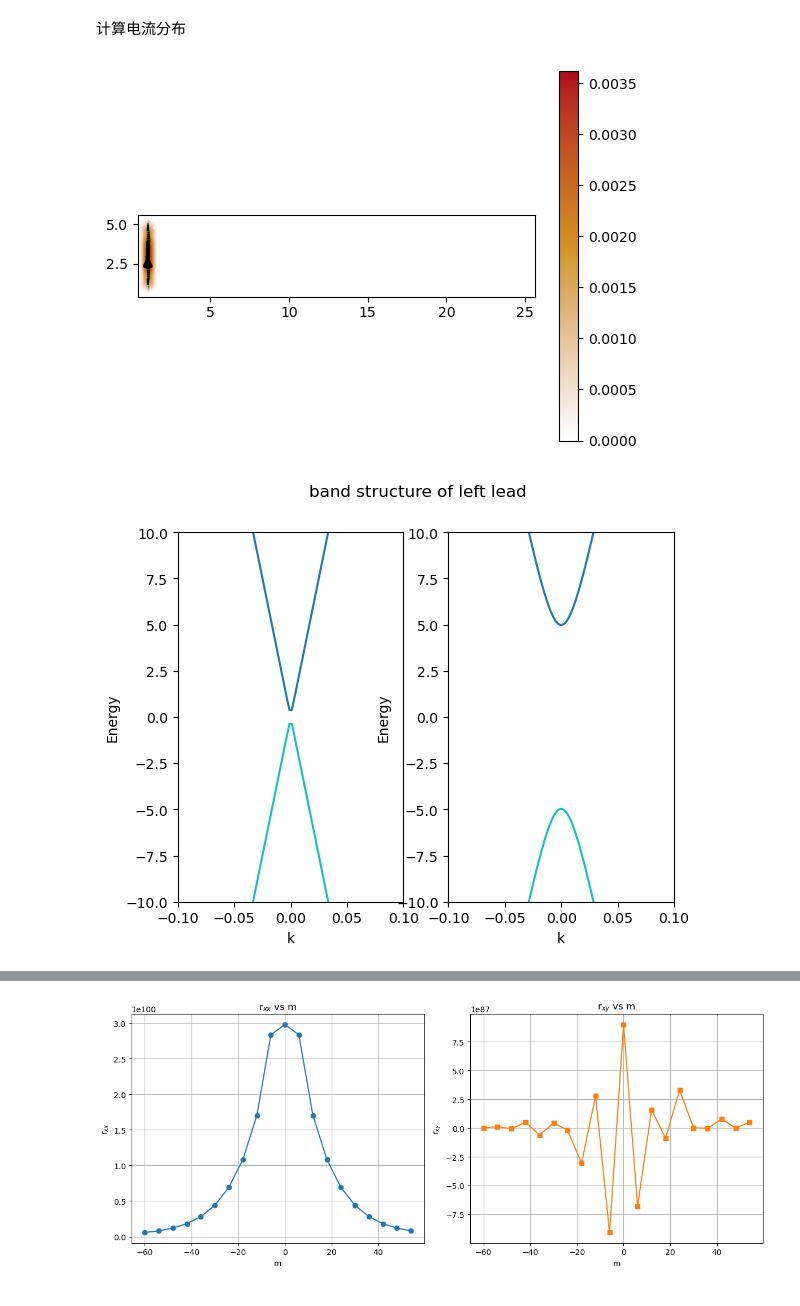
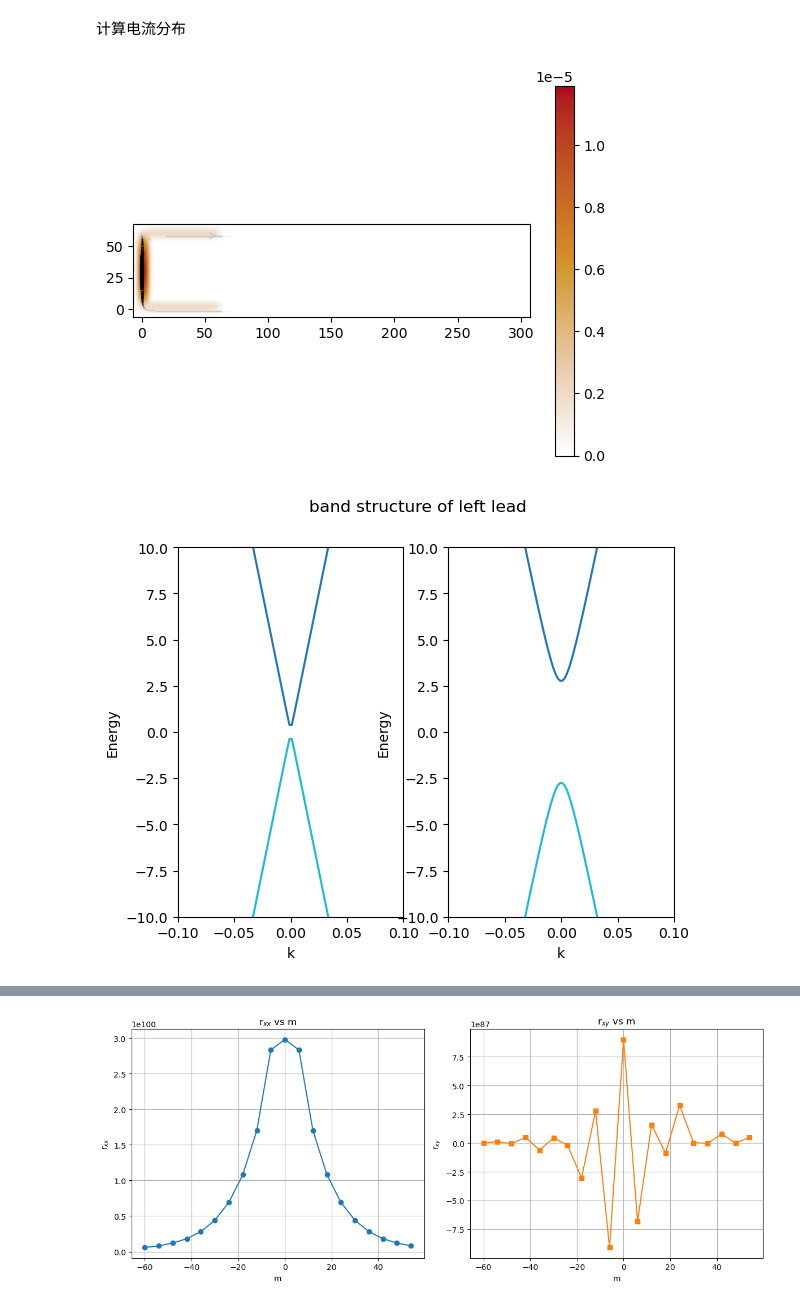
Before and after one commit to Xky123ff/GIT--DEMO, a Jupyter notebook: 1DEG/1DEG (square).ipynb, the cells around one changed output, grey strips where cells are left out. Cells and saved outputs as stored; diff of their text form; code cells hidden in the pictures.

```diff
--- a/1DEG/1DEG (square).ipynb
+++ b/1DEG/1DEG (square).ipynb
@@ -21,7 +21,8 @@ las=1
 width=30
 c=1.0
 # %%
-def make_syst(m,width=50,length=100):
+
+def make_syst(width=50,length=100):
 
     #EG能
     EG_onsite    = (4*c)/las**2 * I_4
@@ -29,7 +30,8 @@ def make_syst(m,width=50,length=100):
     EG_hopping_y = -c/(las**2)*I_4
 
     #TI能
-    onsite    = m / 2 * gamma_1 - (4 * B) / (las ** 2) * gamma_2
+    def onsite(site,m):
+        return m/2*gamma_1 - (4*B)/las**2 * gamma_2
     hopping_x = B / (las ** 2) * gamma_2 + 1j * g / (2 * las) * gamma_3
     hopping_y = B / (las ** 2) * gamma_2 - 1j * g / (2 * las) * gamma_4
 
@@ -102,15 +104,15 @@ kwant.plot(syst1) ;
 # %% [markdown]
 计算电流分布
 # %%
-fsyst = make_syst(3,5,25)
+fsyst = make_syst(60,300)
 
 J=kwant.operator.Current(fsyst)            #这个对象是一个电流算符，可以用来计算系统 fsyst 中任意两个相邻格点（跳跃，hopping）之间的局部电流密度。
-wf=kwant.wave_function(fsyst, energy=125)  #它是一个包含了已计算好的散射波函数集合的对象。
+wf=kwant.wave_function(fsyst, energy=5,params=dict(m=50))  #它是一个包含了已计算好的散射波函数集合的对象。
 psi=wf(0)[0]
 current = J(psi)
 kwant.plotter.current(fsyst, current, colorbar=True, show=True)
 # %% [output]
-[figure, old version]
+[figure, new version]
 # %%
 # 能带结构
 fig, (ax1,ax2) = plt.subplots(1,2)
@@ -123,10 +125,10 @@ for ax in (ax1,ax2):
     ax.set_ylim(-a_y,a_y)
     ax.set_xlim(-a_x,a_x)
 
-syst2=make_syst(50,60,300).leads[0] #提取系统的第一个引线
-syst3=make_syst(10,60,300).leads[0]
+syst2=(make_syst(60,300)).leads[0] #提取系统的第一个引线
+syst3=make_syst(60,300).leads[0]
 
-kwant.plotter.bands(syst2,momenta=np.linspace(-a_x, a_x, 100), ax=ax1);
-kwant.plotter.bands(syst3,momenta=np.linspace(-a_x, a_x, 100), ax=ax2);
+kwant.plotter.bands(syst2,params=dict(m=50),momenta=np.linspace(-a_x, a_x, 100), ax=ax1);   #params 参数应该在调用 Kwant 的计算或绘图函数时传递，例如 kwant.plotter.bands()
+kwant.plotter.bands(syst3,params=dict(m=20),momenta=np.linspace(-a_x, a_x, 100), ax=ax2);
 # %% [output]
-[figure, old version]
+[figure, new version]
```
Also changed, not shown: parts of 8 cells of this notebook, 1 other file.
